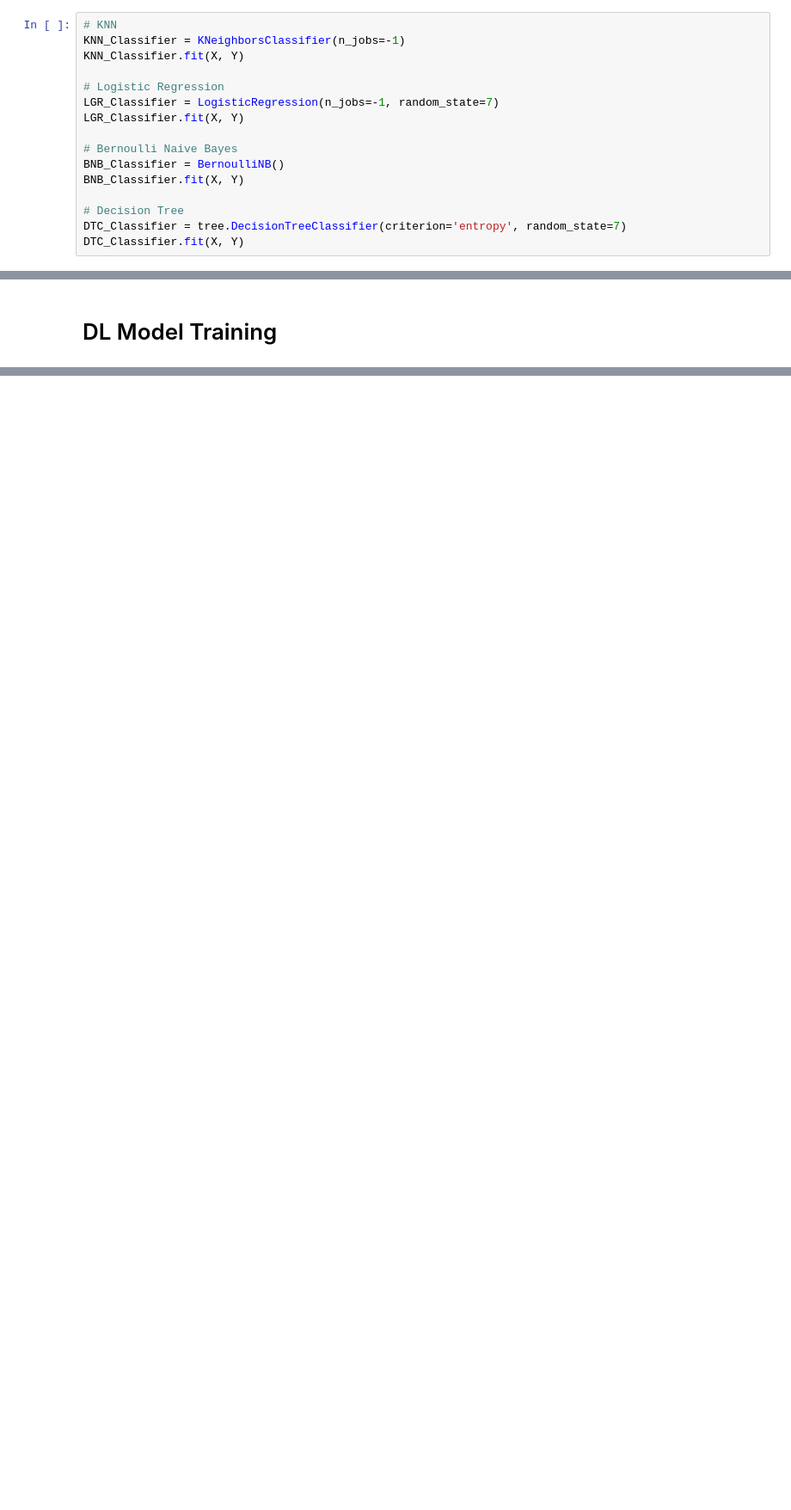
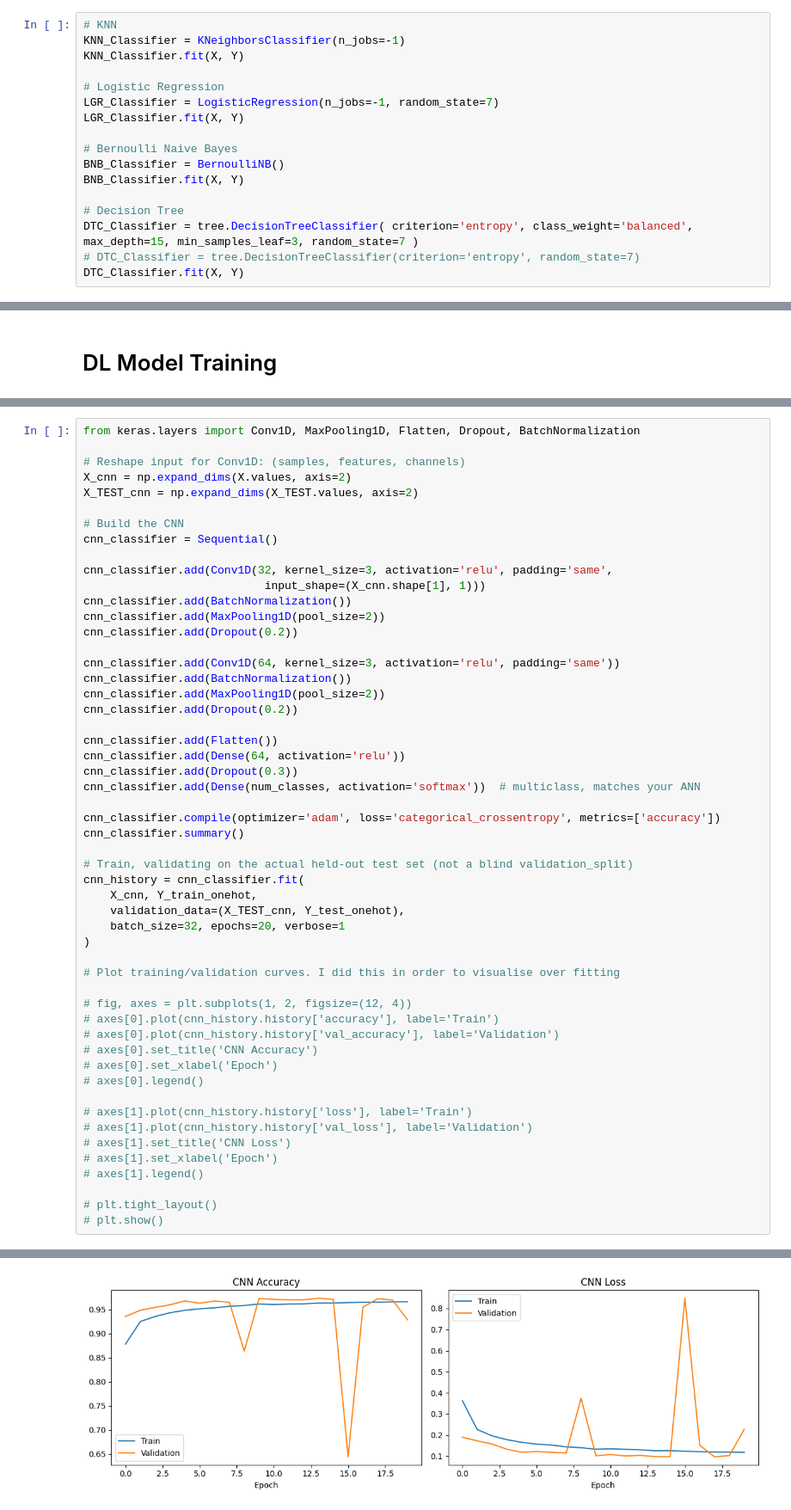
Before and after one commit to Hadieeyyy/solutions_dissertation, a Jupyter notebook: first_attempt.ipynb, the cells around one changed output, grey strips where cells are left out. Shown at 86% size. Cells and saved outputs as stored; diff of their text form; blank space fills up the shorter version.

```diff
--- a/first_attempt.ipynb
+++ b/first_attempt.ipynb
@@ -325,6 +325,7 @@ BNB_Classifier = BernoulliNB()
 BNB_Classifier.fit(X, Y)
 
 # Decision Tree
-DTC_Classifier = tree.DecisionTreeClassifier(criterion='entropy', random_state=7)
+DTC_Classifier = tree.DecisionTreeClassifier( criterion='entropy', class_weight='balanced', max_depth=15, min_samples_leaf=3, random_state=7 )
+# DTC_Classifier = tree.DecisionTreeClassifier(criterion='entropy', random_state=7)
 DTC_Classifier.fit(X, Y)
 # %% [output]
@@ -449,0 +533,54 @@ print()
+# %%
+from keras.layers import Conv1D, MaxPooling1D, Flatten, Dropout, BatchNormalization
+
+# Reshape input for Conv1D: (samples, features, channels)
+X_cnn = np.expand_dims(X.values, axis=2)
+X_TEST_cnn = np.expand_dims(X_TEST.values, axis=2)
+
+# Build the CNN
+cnn_classifier = Sequential()
+
+cnn_classifier.add(Conv1D(32, kernel_size=3, activation='relu', padding='same',
+                           input_shape=(X_cnn.shape[1], 1)))
+cnn_classifier.add(BatchNormalization())
+cnn_classifier.add(MaxPooling1D(pool_size=2))
+cnn_classifier.add(Dropout(0.2))
+
+cnn_classifier.add(Conv1D(64, kernel_size=3, activation='relu', padding='same'))
+cnn_classifier.add(BatchNormalization())
+cnn_classifier.add(MaxPooling1D(pool_size=2))
+cnn_classifier.add(Dropout(0.2))
+
+cnn_classifier.add(Flatten())
+cnn_classifier.add(Dense(64, activation='relu'))
+cnn_classifier.add(Dropout(0.3))
+cnn_classifier.add(Dense(num_classes, activation='softmax'))  # multiclass, matches your ANN
+
+cnn_classifier.compile(optimizer='adam', loss='categorical_crossentropy', metrics=['accuracy'])
+cnn_classifier.summary()
+
+# Train, validating on the actual held-out test set (not a blind validation_split)
+cnn_history = cnn_classifier.fit(
+    X_cnn, Y_train_onehot,
+    validation_data=(X_TEST_cnn, Y_test_onehot),
+    batch_size=32, epochs=20, verbose=1
+)
+
+# Plot training/validation curves. I did this in order to visualise over fitting
+
+# fig, axes = plt.subplots(1, 2, figsize=(12, 4))
+# axes[0].plot(cnn_history.history['accuracy'], label='Train')
+# axes[0].plot(cnn_history.history['val_accuracy'], label='Validation')
+# axes[0].set_title('CNN Accuracy')
+# axes[0].set_xlabel('Epoch')
+# axes[0].legend()
+
+# axes[1].plot(cnn_history.history['loss'], label='Train')
+# axes[1].plot(cnn_history.history['val_loss'], label='Validation')
+# axes[1].set_title('CNN Loss')
+# axes[1].set_xlabel('Epoch')
+# axes[1].legend()
+
+# plt.tight_layout()
+# plt.show()
+# %% [output]
@@ -449,0 +625 @@ print()
+[figure, added]
```
Also changed, not shown: parts of 10 cells of this notebook.
